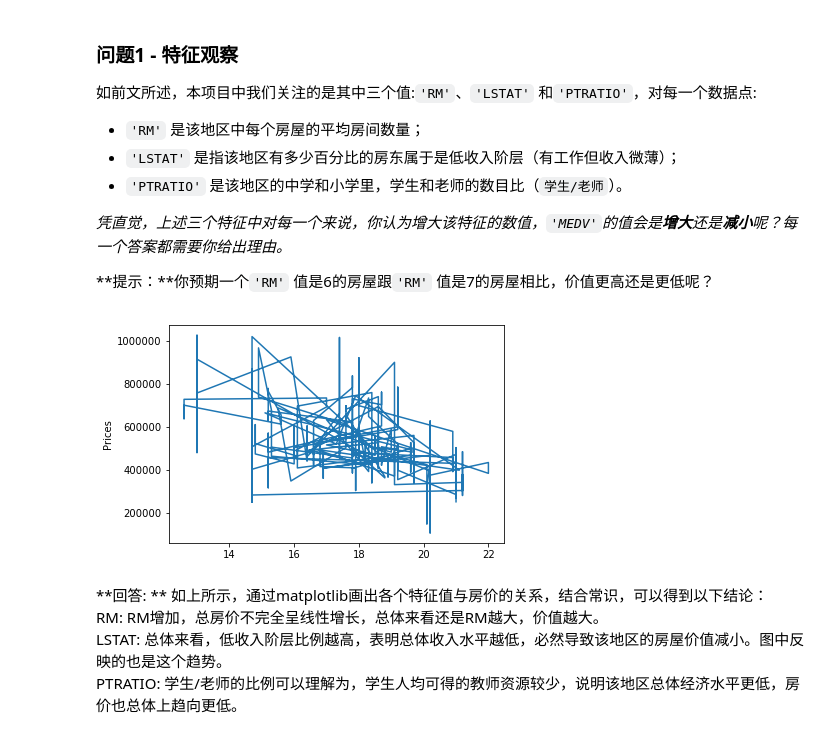
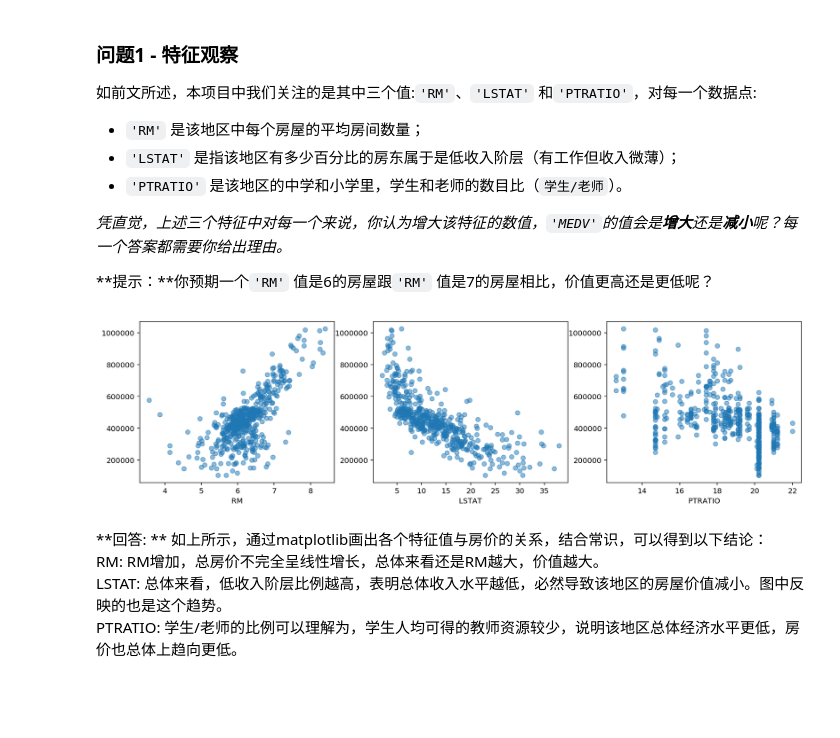
Before and after one commit to jtang145/machine-learning-courses, a Jupyter notebook: boston_housing/boston_housing.ipynb, the cells around one changed output. Saved outputs shown, nothing was run; the diff lists cells and outputs as text; code cells hidden in the pictures; blank space fills up the shorter version.

```diff
--- a/boston_housing/boston_housing.ipynb
+++ b/boston_housing/boston_housing.ipynb
@@ -102,15 +102,18 @@ Standard deviation of prices: $165,171.13
 _凭直觉，上述三个特征中对每一个来说，你认为增大该特征的数值，`'MEDV'`的值会是**增大**还是**减小**呢？每一个答案都需要你给出理由。_
 
 **提示：**你预期一个`'RM'` 值是6的房屋跟`'RM'` 值是7的房屋相比，价值更高还是更低呢？
-# %%
-import matplotlib.pyplot as plt
-#plt.plot(prices)
-# change the first value as features["RM"],features["LSTAT"], features["PTRATIO"]:
-plt.plot(features["PTRATIO"], prices)
-plt.ylabel('Prices')
-plt.show()
-# %% [output]
-[figure, removed]
+# %%
+import matplotlib.pyplot as plt
+
+%config InlineBackend.figure_format = 'retina'
+
+plt.figure(figsize=(16, 4))
+for i, key in enumerate(['RM', 'LSTAT', 'PTRATIO']):
+    plt.subplot(1, 3, i+1)
+    plt.xlabel(key)
+    plt.scatter(features[key], prices, alpha=0.5)
+# %% [output]
+[figure, added]
 # %% [markdown]
 **回答: **  如上所示，通过matplotlib画出各个特征值与房价的关系，结合常识，可以得到以下结论：
 RM: RM增加，总房价不完全呈线性增长，总体来看还是RM越大，价值越大。
```
Also changed, not shown: parts of 8 cells of this notebook, 1 other file.
